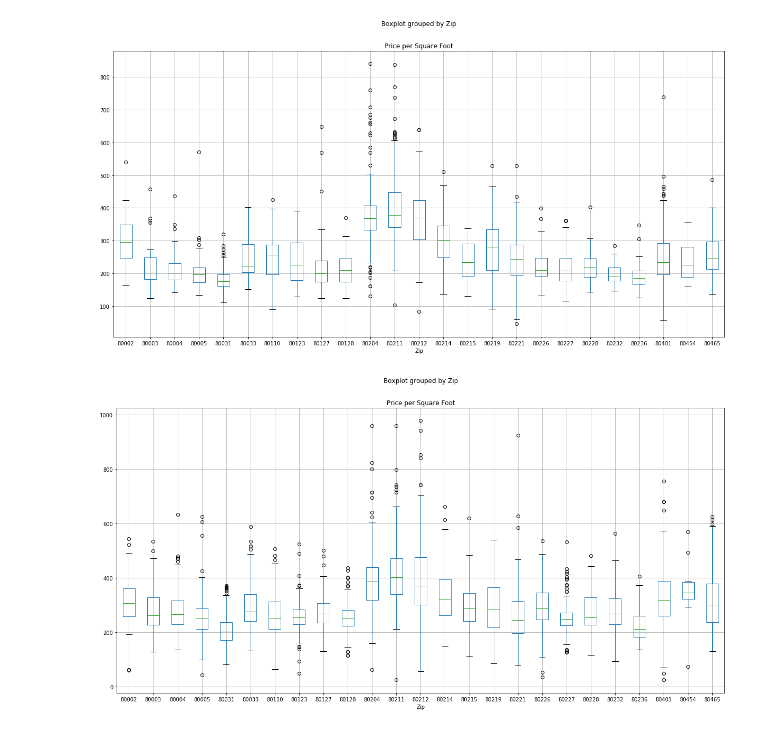
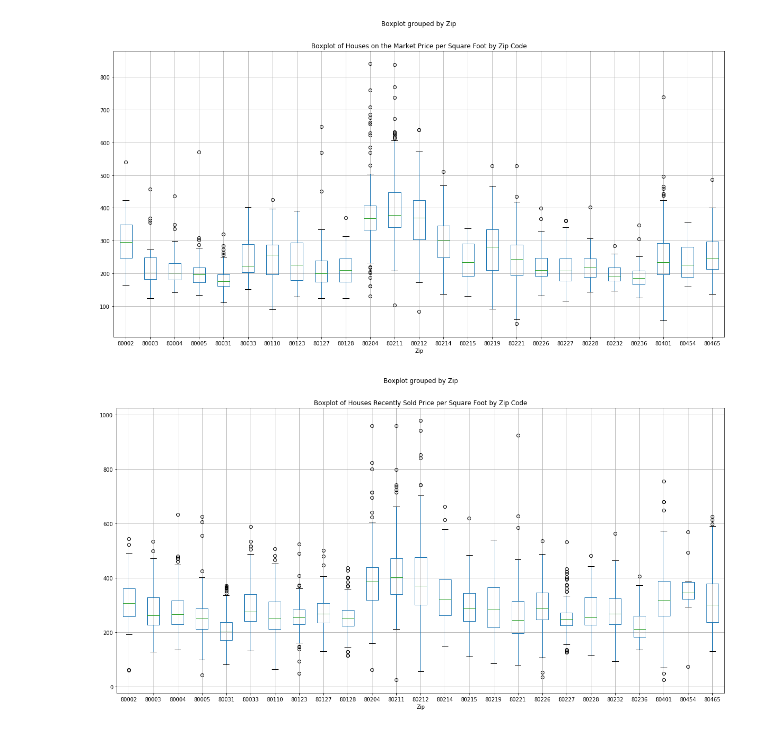
Before and after one commit to ngoodweiler/DU-Analytics-Project-1, a Jupyter notebook: Notebook/Price per Square Foot - Scatters.ipynb, the cells around one changed output. Cells and saved outputs as stored; diff of their text form; code cells hidden in the pictures.

Commit message:
grouping zipcodes for house data

```diff
--- a/Notebook/Price per Square Foot - Scatters.ipynb
+++ b/Notebook/Price per Square Foot - Scatters.ipynb
@@ -193,12 +195,14 @@ sold_df['Zip'] = sold_df['Zip'].astype(int)
 # %%
 # Create a boxplot to compare means
 for_sale_df.boxplot("Price per Square Foot", by="Zip", figsize=(20, 10))
+plt.title('Boxplot of Houses on the Market Price per Square Foot by Zip Code')
 plt.show()
 # %% [output]
-[figure, old version]
+[figure, new version]
 # %%
 # Create a boxplot to compare means
 sold_df.boxplot("Price per Square Foot", by="Zip", figsize=(20, 10))
+plt.title('Boxplot of Houses Recently Sold Price per Square Foot by Zip Code')
 plt.show()
 # %% [output]
-[figure, old version]
+[figure, new version]
```
Also changed, not shown: parts of 2 cells of this notebook.
